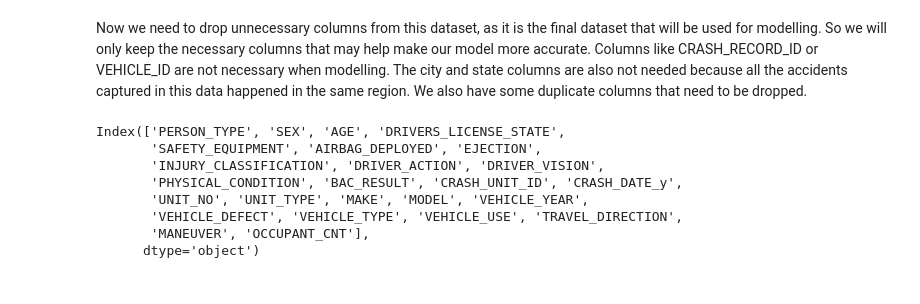
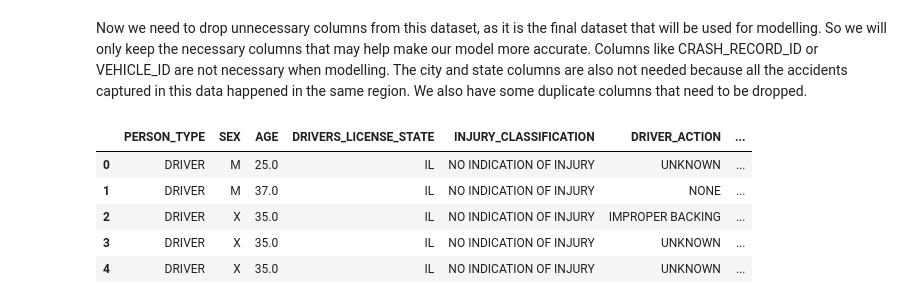
Before and after one commit to William-Itotia/DSC-Chicago-Car-Crash-Analysis, a Jupyter notebook: Project.ipynb, the cells around one changed output. Cells and saved outputs as stored; diff of their text form; code cells hidden in the pictures.

```diff
--- a/Project.ipynb
+++ b/Project.ipynb
@@ -459,14 +459,12 @@ Index(['PERSON_ID', 'PERSON_TYPE', 'CRASH_RECORD_ID', 'VEHICLE_ID',
 Now we need to drop unnecessary columns from this dataset, as it is the final dataset that will be used for modelling. So we will only keep the necessary columns that may help make our model more accurate. Columns like CRASH_RECORD_ID or VEHICLE_ID are not necessary when modelling. The city and state columns are also not needed because all the accidents captured in this data happened in the same region. We also have some duplicate columns that need to be dropped.
 # %%
 #Drop unnecessary columns
-up_merged_df = merged_df.drop(columns=['CRASH_RECORD_ID', 'VEHICLE_ID', 'CITY', 'STATE', 'FIRST_CONTACT_POINT', 'CRASH_DATE_x', 'PERSON_ID', 'ZIPCODE', 'LIC_PLATE_STATE'])
-up_merged_df.columns
+up_merged_df = merged_df.drop(columns=['CRASH_RECORD_ID', 'VEHICLE_ID', 'CITY', 'STATE', 'FIRST_CONTACT_POINT', 'CRASH_DATE_x', 'PERSON_ID', 'ZIPCODE', 'LIC_PLATE_STATE', 'UNIT_NO', 'CRASH_UNIT_ID', 'AIRBAG_DEPLOYED', 'MANEUVER', 'EJECTION', 'SAFETY_EQUIPMENT', 'PHYSICAL_CONDITION', 'UNIT_TYPE'])
+up_merged_df.head()
 # %% [output]
-Index(['PERSON_TYPE', 'SEX', 'AGE', 'DRIVERS_LICENSE_STATE',
-       'SAFETY_EQUIPMENT', 'AIRBAG_DEPLOYED', 'EJECTION',
-       'INJURY_CLASSIFICATION', 'DRIVER_ACTION', 'DRIVER_VISION',
-       'PHYSICAL_CONDITION', 'BAC_RESULT', 'CRASH_UNIT_ID', 'CRASH_DATE_y',
-       'UNIT_NO', 'UNIT_TYPE', 'MAKE', 'MODEL', 'VEHICLE_YEAR',
-       'VEHICLE_DEFECT', 'VEHICLE_TYPE', 'VEHICLE_USE', 'TRAVEL_DIRECTION',
-       'MANEUVER', 'OCCUPANT_CNT'],
-      dtype='object')
+|  | PERSON_TYPE | SEX | AGE | DRIVERS_LICENSE_STATE | INJURY_CLASSIFICATION | DRIVER_ACTION | ... |
+| 0 | DRIVER | M | 25.0 | IL | NO INDICATION OF INJURY | UNKNOWN | ... |
+| 1 | DRIVER | M | 37.0 | IL | NO INDICATION OF INJURY | NONE | ... |
+| 2 | DRIVER | X | 35.0 | IL | NO INDICATION OF INJURY | IMPROPER BACKING | ... |
+| 3 | DRIVER | X | 35.0 | IL | NO INDICATION OF INJURY | UNKNOWN | ... |
+| 4 | DRIVER | X | 35.0 | IL | NO INDICATION OF INJURY | UNKNOWN | ... |
```
Also changed, not shown: parts of 2 cells of this notebook.
